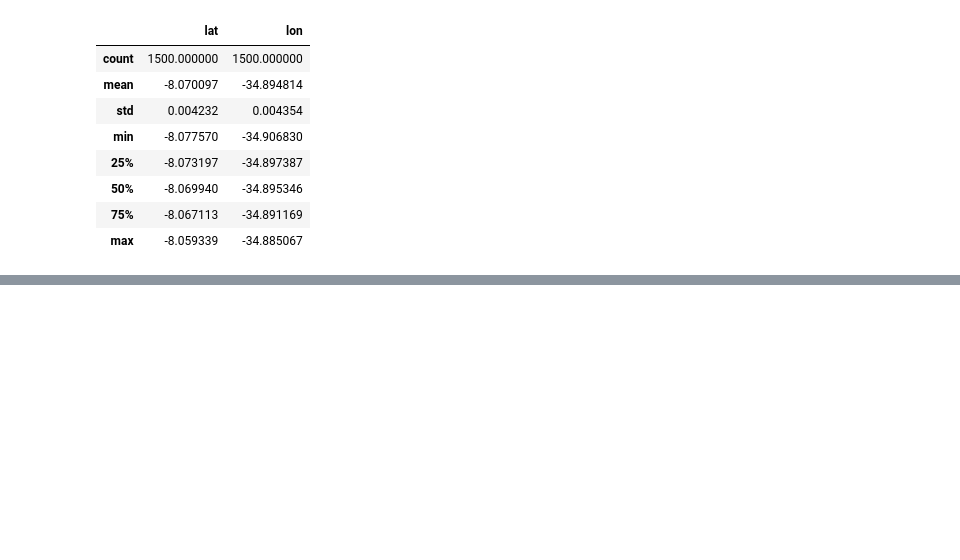
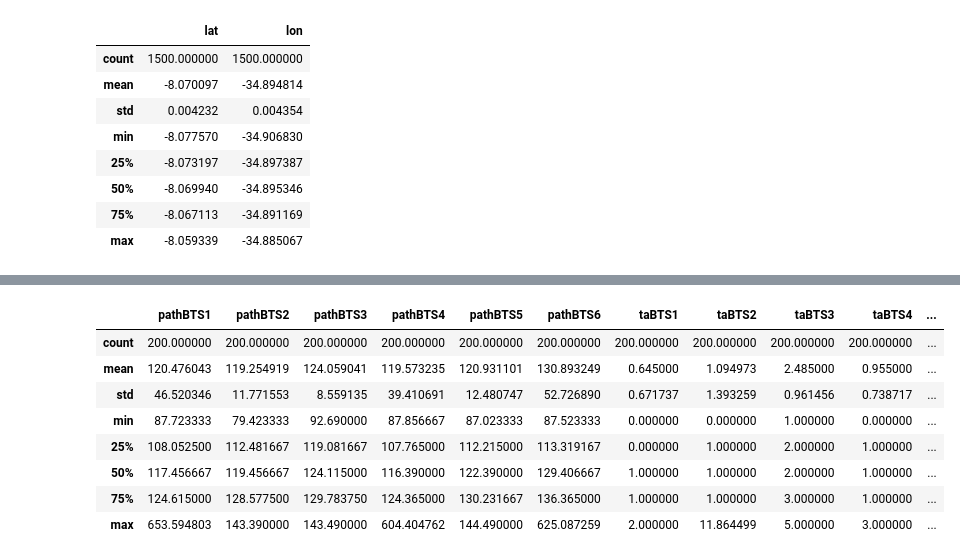
Before and after one commit to arma29/c-moveis, a Jupyter notebook: DistanceRegressor.ipynb, the cells around one changed output, grey strips where cells are left out. Cells and saved outputs as stored; diff of their text form; code cells hidden in the pictures; blank space fills up the shorter version.

```diff
--- a/DistanceRegressor.ipynb
+++ b/DistanceRegressor.ipynb
@@ -351,0 +319,12 @@ print(getDistance(kridgereal, kridgepredict).mean())
+# %%
+x_final.describe()
+# %% [output]
+|  | pathBTS1 | pathBTS2 | pathBTS3 | pathBTS4 | pathBTS5 | pathBTS6 | taBTS1 | taBTS2 | taBTS3 | taBTS4 | ... |
+| count | 200.000000 | 200.000000 | 200.000000 | 200.000000 | 200.000000 | 200.000000 | 200.000000 | 200.000000 | 200.000000 | 200.000000 | ... |
+| mean | 120.476043 | 119.254919 | 124.059041 | 119.573235 | 120.931101 | 130.893249 | 0.645000 | 1.094973 | 2.485000 | 0.955000 | ... |
+| std | 46.520346 | 11.771553 | 8.559135 | 39.410691 | 12.480747 | 52.726890 | 0.671737 | 1.393259 | 0.961456 | 0.738717 | ... |
+| min | 87.723333 | 79.423333 | 92.690000 | 87.856667 | 87.023333 | 87.523333 | 0.000000 | 0.000000 | 1.000000 | 0.000000 | ... |
+| 25% | 108.052500 | 112.481667 | 119.081667 | 107.765000 | 112.215000 | 113.319167 | 0.000000 | 1.000000 | 2.000000 | 1.000000 | ... |
+| 50% | 117.456667 | 119.456667 | 124.115000 | 116.390000 | 122.390000 | 129.406667 | 1.000000 | 1.000000 | 2.000000 | 1.000000 | ... |
+| 75% | 124.615000 | 128.577500 | 129.783750 | 124.365000 | 130.231667 | 136.365000 | 1.000000 | 1.000000 | 3.000000 | 1.000000 | ... |
+| max | 653.594803 | 143.390000 | 143.490000 | 604.404762 | 144.490000 | 625.087259 | 2.000000 | 11.864499 | 5.000000 | 3.000000 | ... |
```
Also changed, not shown: parts of 25 cells of this notebook, 2 other files.
